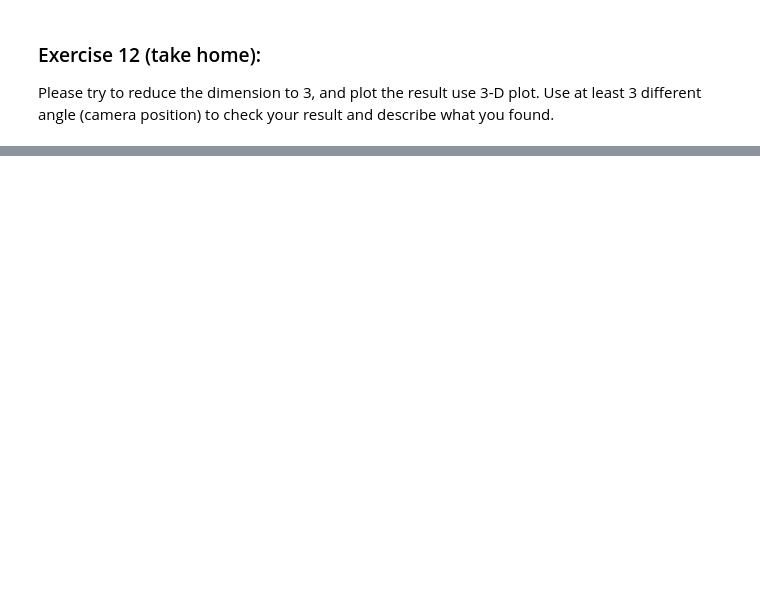
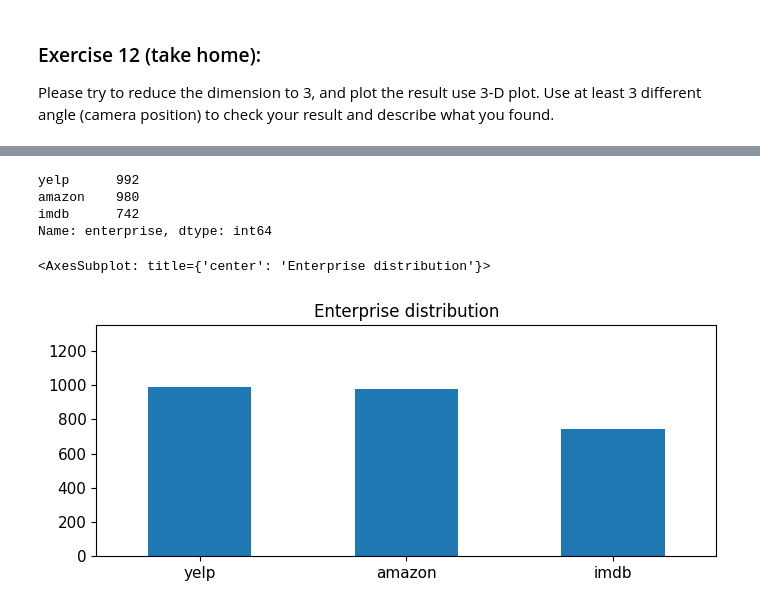
Before and after one commit to y880916c/DM2022-Lab1-Master, a Jupyter notebook: DM2022-Lab1-Homework.ipynb, the cells around one changed output, grey strips where cells are left out. Drawn from its saved outputs; the diff is of its cells as text; code cells hidden in the pictures; blank space fills up the shorter version.

```diff
--- a/DM2022-Lab1-Homework.ipynb
+++ b/DM2022-Lab1-Homework.ipynb
@@ -224,0 +296,13 @@ plt.show()
+# %%
+from sklearn.utils import shuffle
+
+
+s=['text','value']
+amazon = pd.read_table("sentiment labelled sentences/amazon_cells_labelled.txt",header=None,names=s)
+imdb= pd.read_table("sentiment labelled sentences/imdb_labelled.txt",header=None,names=s)
+yelp= pd.read_table("sentiment labelled sentences/yelp_labelled.txt",header=None,names=s)
+amazon['enterprise']='amazon'
+imdb['enterprise']='imdb'
+yelp['enterprise']='yelp'
+A = pd.concat([amazon,imdb,yelp], ignore_index=True)
+A
@@ -224,0 +439,7 @@ plt.show()
+# %%
+# dummy record as dictionary format
+dummy_dict = [{'text': 'dummy_record',
+               'value': 1
+              }]
+A = pd.concat([A, pd.DataFrame(dummy_dict)], ignore_index=True)
+len(A)
@@ -224,0 +454,3 @@ plt.show()
+# %%
+A.dropna(inplace=True)
+A.isnull().apply(lambda x: dmh.check_missing_values(x))
@@ -224,0 +490,3 @@ plt.show()
+# %%
+A.drop_duplicates(keep=False, inplace=True) # inplace applies changes directly on our dataframe
+len(A)
@@ -224,0 +512,15 @@ plt.show()
+# %%
+print(A.enterprise.value_counts())
+
+# plot barchart for X
+A.enterprise.value_counts().plot(kind = 'bar',
+                                    title = 'Enterprise distribution',
+                                    ylim = [0, 1350],
+                                    rot = 0, fontsize = 11, figsize = (8,3))
+# %% [output]
+yelp      992
+amazon    980
+imdb      742
+Name: enterprise, dtype: int64
+<AxesSubplot: title={'center': 'Enterprise distribution'}>
+[figure, added]
```
Also changed, not shown: parts of 83 cells of this notebook, 6 other files.
